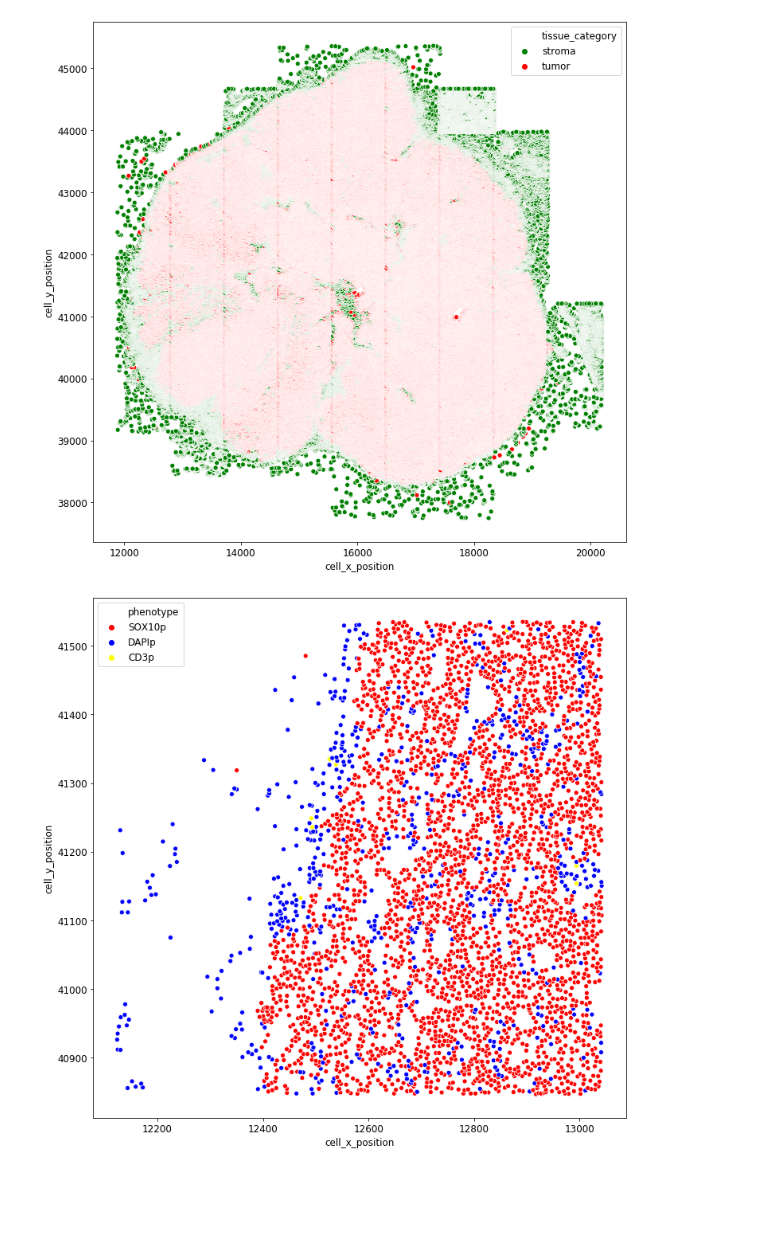
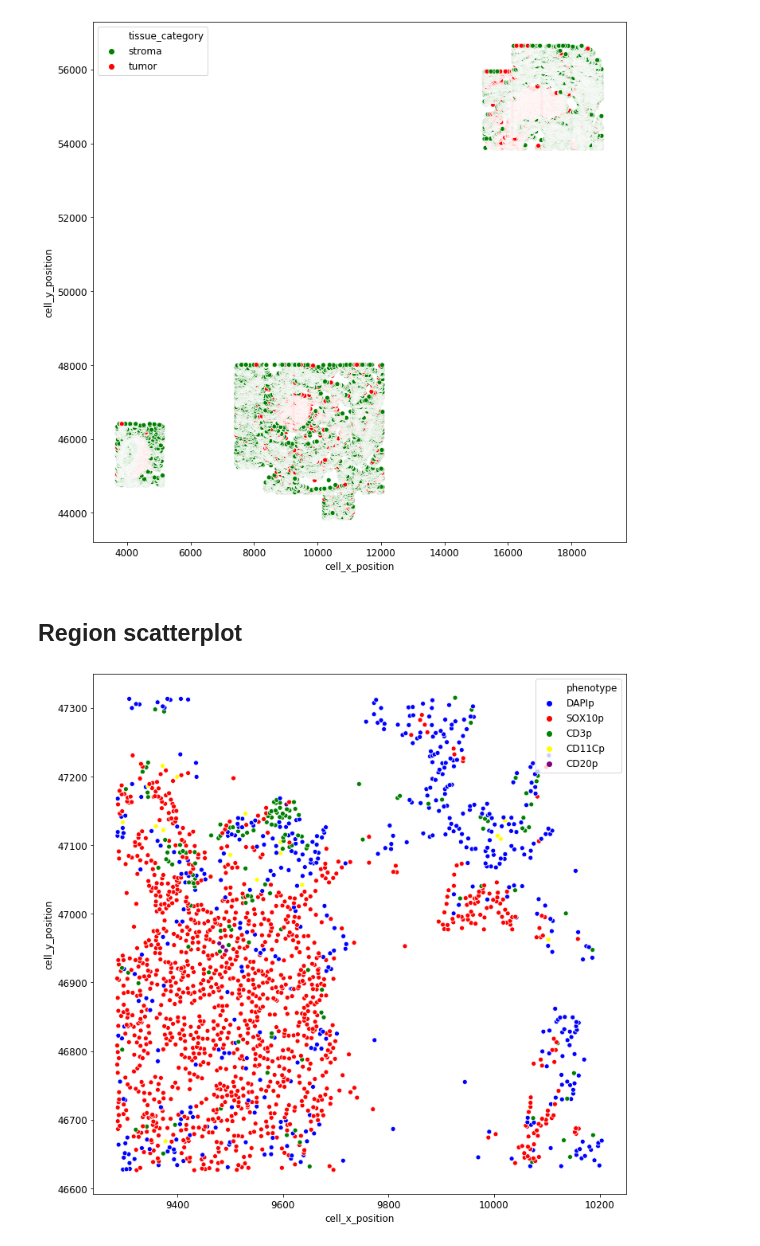
Before and after one commit to Souhailasmi/Deep_MLO, a Jupyter notebook: code/03.3-Visualising_graph_regions.ipynb, the cells around one changed output. Drawn from its saved outputs; the diff is of its cells as text; code cells hidden in the pictures; blank space fills up the shorter version.

```diff
--- a/code/03.3-Visualising_graph_regions.ipynb
+++ b/code/03.3-Visualising_graph_regions.ipynb
@@ -145,17 +150,17 @@ file_1_name = 'DEEPMEL_1F1_Scan3_[7897,45585]_cell_seg_data.txt'
 file_2_name = 'DEEPMEL_1F1_Scan3_[4408,45581]_cell_seg_data.txt'
 file_3_name = 'DEEPMEL_1F1_Scan3_[7897,46278]_cell_seg_data.txt'
 file_4_name = 'DEEPMEL_1J1_Scan3_[12337,40862]_cell_seg_data.txt'
+file_5_name = 'DEEPMEL_1J2_Scan2_[7508,44689]_cell_seg_data.txt'
+file_6_name = 'DEEPMEL_1C1_Scan2_[12582,41191]_cell_seg_data.txt'
+file_7_name = 'DEEPMEL_1F1_Scan3_[9745,46971]_cell_seg_data.txt'
 
-file_5_name = 'DEEPMEL_1J2_Scan2_[7508,44689]_cell_seg_data.txt'
-
-file_3_name = 'DEEPMEL_1C1_Scan2_[12582,41191]_cell_seg_data.txt'
-FILE = file_4_name
+FILE = file_7_name
+PATIENT_ID = '1F1'
 part = pd.read_csv('./data/input/stainings/' + FILE, sep='\t')
 # %%
 part = part[['Cell ID','Phenotype','Cell X Position','Cell Y Position']]
 part = part.rename(columns={'Cell ID':'cell_id', 'Phenotype':'phenotype', 'Cell X Position': 'cell_x_position', 'Cell Y Position': 'cell_y_position' })
 # %%
-PATIENT_ID = '1J1'
 INPUT_PATH = './data/input/DEEPMEL_' + PATIENT_ID + '/'
 OUTPUT_PATH = './data/output/DEEPMEL_' + PATIENT_ID +'/'
 PLOT_PATH ='./plots/DEEPMEL_' + PATIENT_ID +'/'
@@ -183,13 +188,15 @@ sns.scatterplot(data = cell_data , x='cell_x_position', y= 'cell_y_position', hu
 
 plt.savefig(PLOT_PATH + 'all_slide_'+PATIENT_ID+'.png')
 # %% [output]
-[figure, old version]
+[figure, new version]
+# %% [markdown]
+## Region scatterplot
 # %%
 fig, ax = plt.subplots(figsize = (12,12))
 
-color_tissue = {'DAPIp':'blue','SOX10p':'red', 'CD3p':'yellow'}
+color_tissue = {'DAPIp':'blue','SOX10p':'red', 'CD3p':'green' ,'CD11Cp':'yellow','CD20p':'purple'}
 palette = color_tissue
 sns.scatterplot(data = part , x='cell_x_position', y= 'cell_y_position', hue = 'phenotype', palette = color_tissue )
 plt.savefig(PLOT_PATH + 'part_of_slide_per_pheno'+PATIENT_ID+'.png')
 # %% [output]
-[figure, old version]
+[figure, new version]
```
Also changed, not shown: parts of 15 cells of this notebook, 8 other files.
